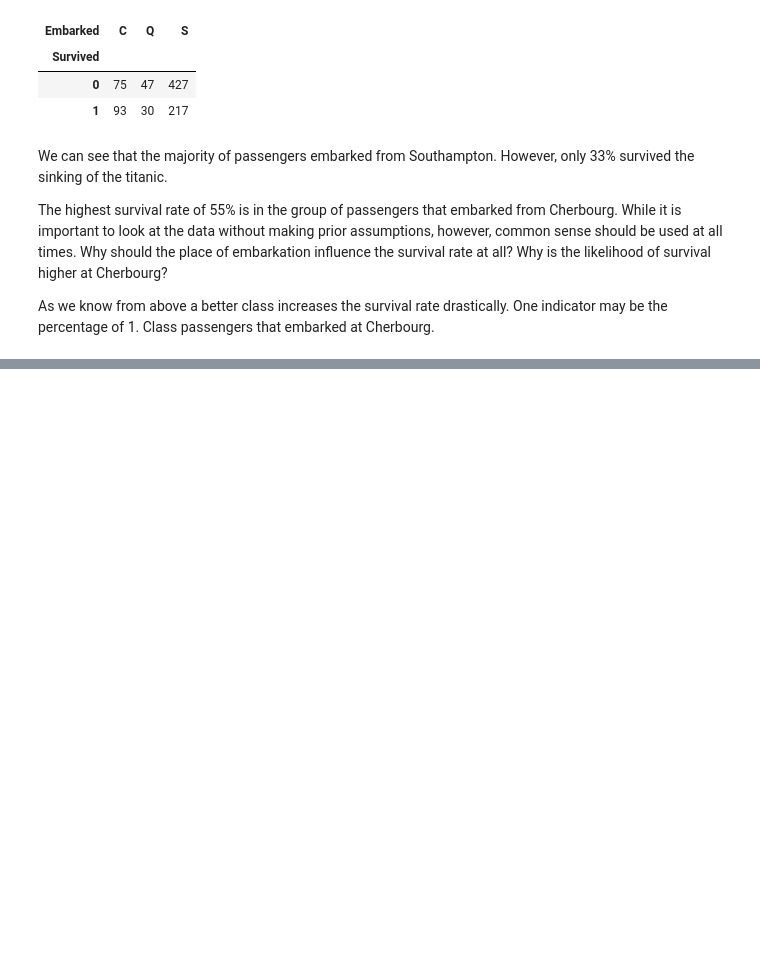
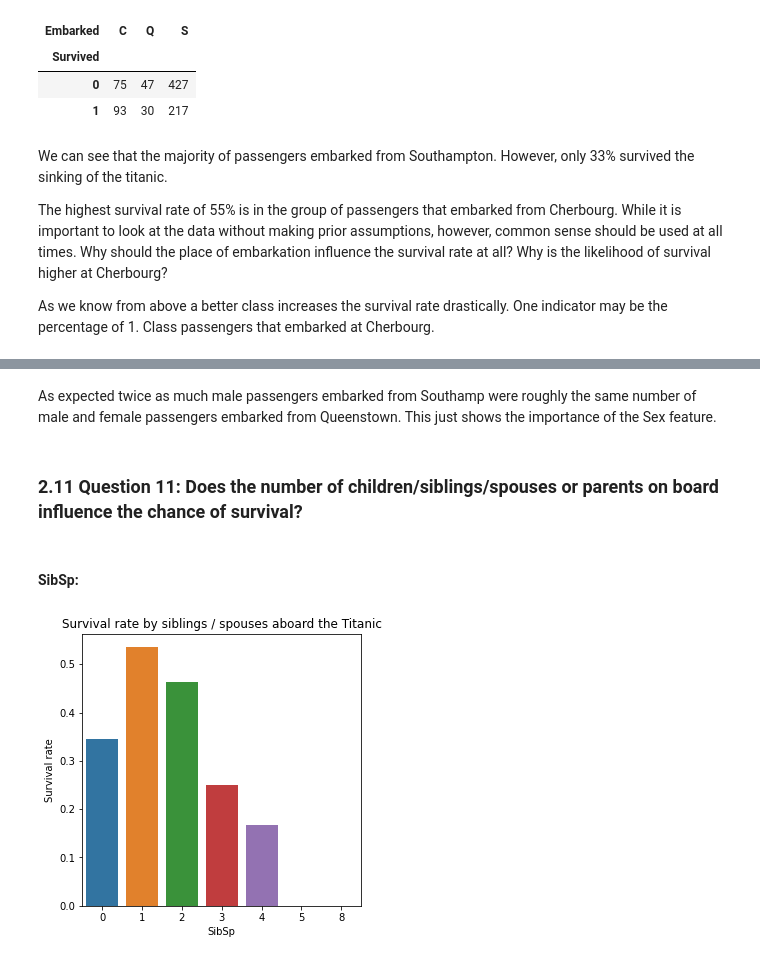
Before and after one commit to Starluxe/KaggleExercises, a Jupyter notebook: Getting Started with Titanic V04.ipynb, the cells around one changed output, grey strips where cells are left out. Cells and saved outputs as stored; diff of their text form; code cells hidden in the pictures; blank space fills up the shorter version.

```diff
--- a/Getting Started with Titanic V04.ipynb
+++ b/Getting Started with Titanic V04.ipynb
@@ -172,9 +172,9 @@ However, it is yet not clear weather the class or the gender is the underlying a
 # %% [markdown]
 ### 2.4 Question 4: Is the higher survival rate in Class 1 due to the class itself or to a gender distribution in which female passengers dominate?
 # %%
-def bar_chart_compare(dataset, feature1, feature2=None):
+def bar_chart_compare(dataset, feature1, feature2=None, title="Survival rate by sex and class"):
     plt.figure(figsize=(5,5))
-    plt.title("Survival rate by sex and class")
+    plt.title(title)
     g = sns.barplot(x=feature1, y='Survived', hue=feature2, ci=None, data=dataset).set_ylabel('Survival rate')
 # %%
 bar_chart_compare(train_df, 'Pclass', 'Sex')
@@ -376,0 +412,10 @@ As we know from above a better class increases the survival rate drastically. On
+# %% [markdown]
+As expected twice as much male passengers embarked from Southamp were roughly the same number of male and female passengers embarked from Queenstown. This just shows the importance of the Sex feature.
+# %% [markdown]
+### 2.11 Question 11: Does the number of children/siblings/spouses or parents on board influence the chance of survival?
+# %% [markdown]
+#### SibSp:
+# %%
+bar_chart_compare(train_df, "SibSp", title= "Survival rate by siblings / spouses aboard the Titanic")
+# %% [output]
+[figure, added]
```
Also changed, not shown: parts of 72 cells of this notebook, 1 other file.
